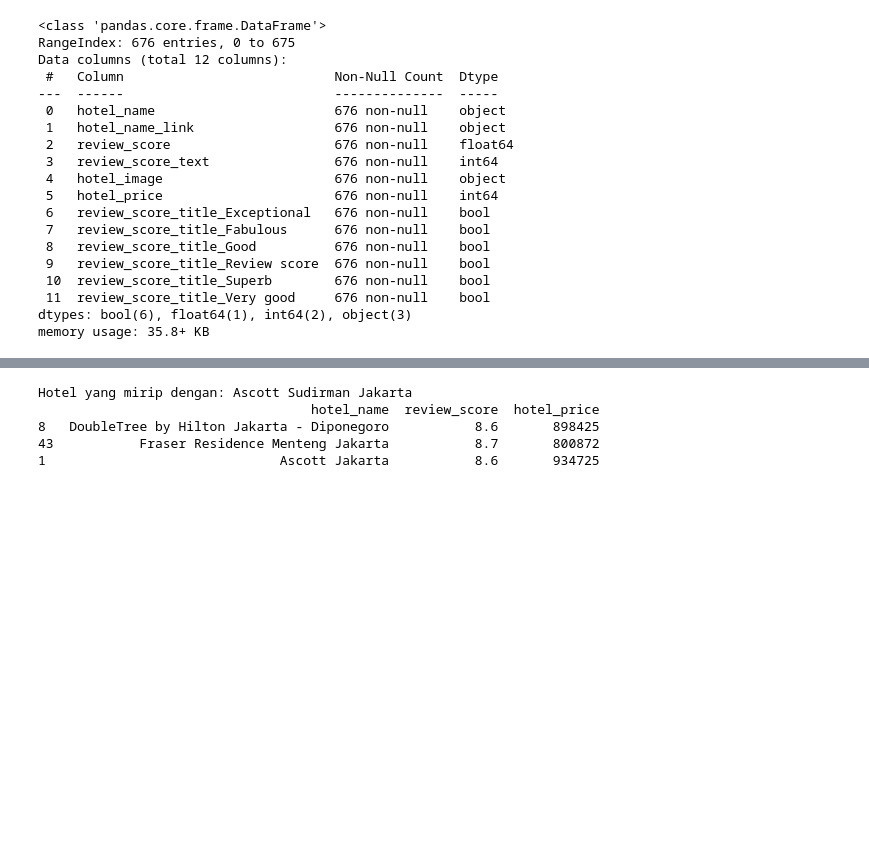
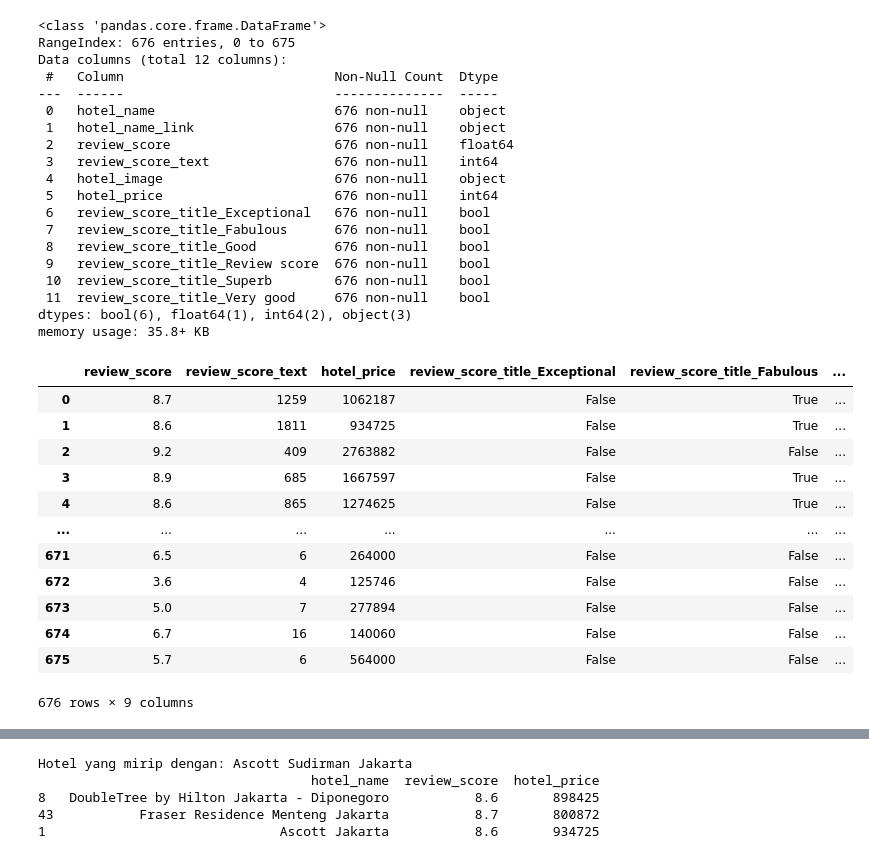
Before and after one commit to vincensiusadyatma/Simple-Hybrid-RS-Django, a Jupyter notebook: notebook/content_based.ipynb, the cells around one changed output, grey strips where cells are left out. Drawn from its saved outputs; the diff is of its cells as text; code cells hidden in the pictures; blank space fills up the shorter version.

```diff
--- a/notebook/content_based.ipynb
+++ b/notebook/content_based.ipynb
@@ -60,7 +60,7 @@ df
 676 rows × 12 columns
 # %%
 # === 3. Fitur yang digunakan untuk filtering ===
-features = ['review_score_text', 'hotel_price'] + \
+features = ['review_score','review_score_text', 'hotel_price'] + \
            [col for col in df.columns if col.startswith('review_score_title_')]
 # %%
 df.info()
@@ -84,6 +84,22 @@ Data columns (total 12 columns):
  11  review_score_title_Very good     676 non-null    bool
 dtypes: bool(6), float64(1), int64(2), object(3)
 memory usage: 35.8+ KB
+# %%
+df[features]
+# %% [output]
+|  | review_score | review_score_text | hotel_price | review_score_title_Exceptional | review_score_title_Fabulous | ... |
+| 0 | 8.7 | 1259 | 1062187 | False | True | ... |
+| 1 | 8.6 | 1811 | 934725 | False | True | ... |
+| 2 | 9.2 | 409 | 2763882 | False | False | ... |
+| 3 | 8.9 | 685 | 1667597 | False | True | ... |
+| 4 | 8.6 | 865 | 1274625 | False | True | ... |
+| ... | ... | ... | ... | ... | ... | ... |
+| 671 | 6.5 | 6 | 264000 | False | False | ... |
+| 672 | 3.6 | 4 | 125746 | False | False | ... |
+| 673 | 5.0 | 7 | 277894 | False | False | ... |
+| 674 | 6.7 | 16 | 140060 | False | False | ... |
+| 675 | 5.7 | 6 | 564000 | False | False | ... |
+676 rows × 9 columns
 # %%
 # Normalisasi fitur
 from sklearn.preprocessing import StandardScaler
```
Also changed, not shown: parts of 2 cells of this notebook, 2 other files.
